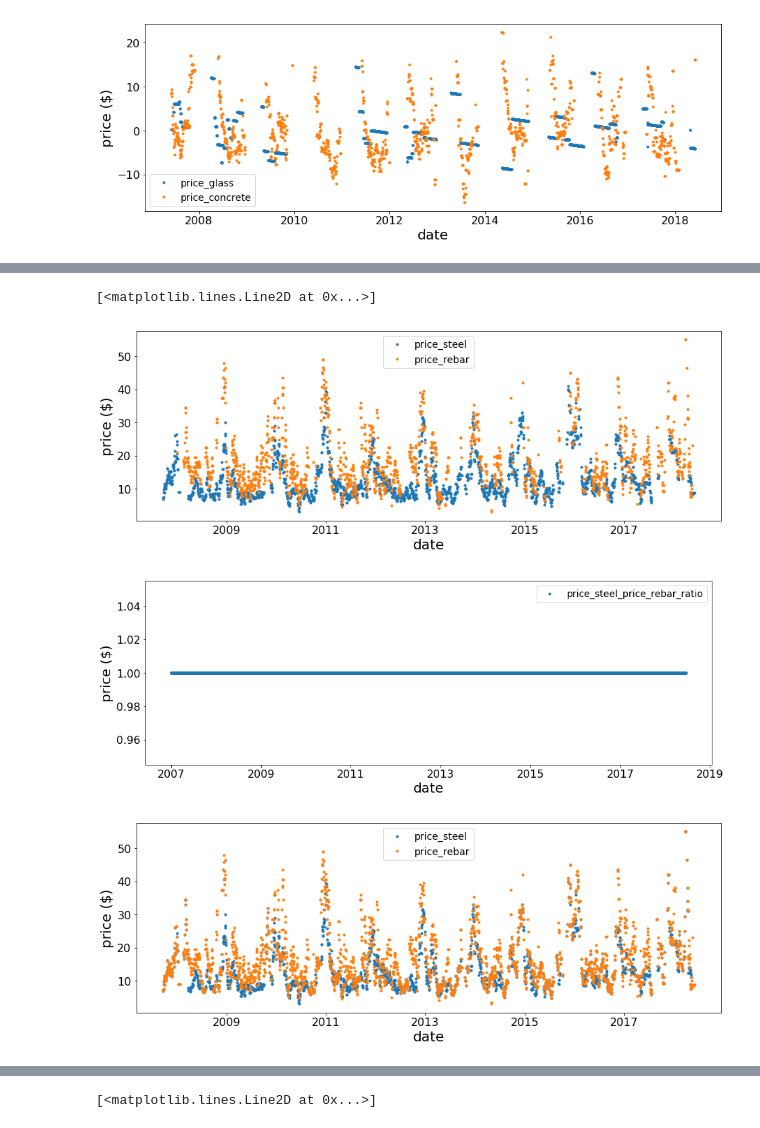
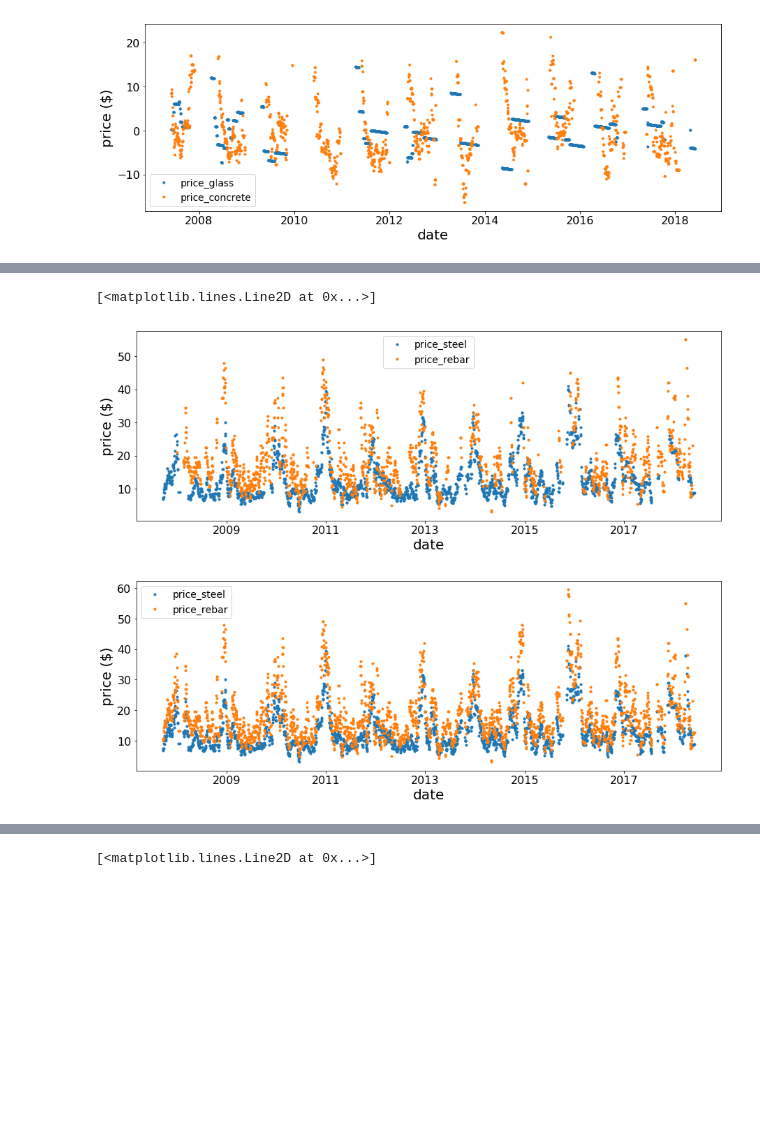
Before and after one commit to jal5898/clairvoyant_contractor, a Jupyter notebook: clairvoyant_constructor.ipynb, the cells around one changed output, grey strips where cells are left out. Cells and saved outputs as stored; diff of their text form; code cells hidden in the pictures; blank space fills up the shorter version.

```diff
--- a/clairvoyant_constructor.ipynb
+++ b/clairvoyant_constructor.ipynb
@@ -74,9 +75,10 @@ plot_cov(df,cols,x_tick_rotation=90)
 # %% [markdown]
 Looking at the data, it is clear that different items have different dynamics, different amounts of missing values. The prices of steel and rebar are correlated, and also have a strong seasonal effect on price. We can use the seasonal effect and the correlation to impute missing values. The price of glass has a lot of missing values, no seasonal effect, and very infrequent changes in price. There is a trend over time, but I think the best imputation is to just to make all of the values the last value. For concrete, the monthly trend is important as is yearly trend
 # %%
-def interp_ratio(df,col1,col2):
+def interp_ratio(df,col1,col2,normalized=False):
     ratio = df[col1].mean()/df[col2].mean()
-    ratio = 1.0
+    if normalized:
+        ratio = 1.0
     col1_nan_mask = df[col1].isnull()
     df.loc[col1_nan_mask,col1] = df.loc[col1_nan_mask,col2]*ratio
     col2_nan_mask = df[col2].isnull()
@@ -228,12 +231,11 @@ plot_data(df,[prod_col,col+'_'+prod+'_means'])
 # %%
 plot_data(df,['price_steel','price_rebar'],linestyle='none',marker='.')
-df = interp_ratio(df,'price_steel','price_rebar')
+df = interp_ratio(df,'price_steel','price_rebar',normalized=False)
 plot_data(df,['price_steel','price_rebar'],linestyle='none',marker='.')
 # %% [output]
 [<matplotlib.lines.Line2D at 0x...>]
 [figure]
-[figure, old version]
+[figure, new version]
-[figure, removed]
 # %%
 cols = ['price_glass','price_steel','price_rebar','price_concrete','price_plywood']
 df = interp_nearest(df,cols)
```
Also changed, not shown: parts of 8 cells of this notebook.
